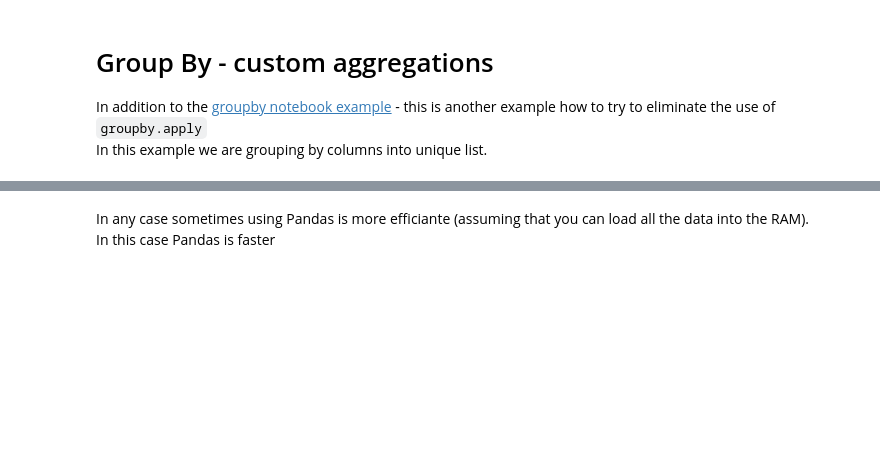
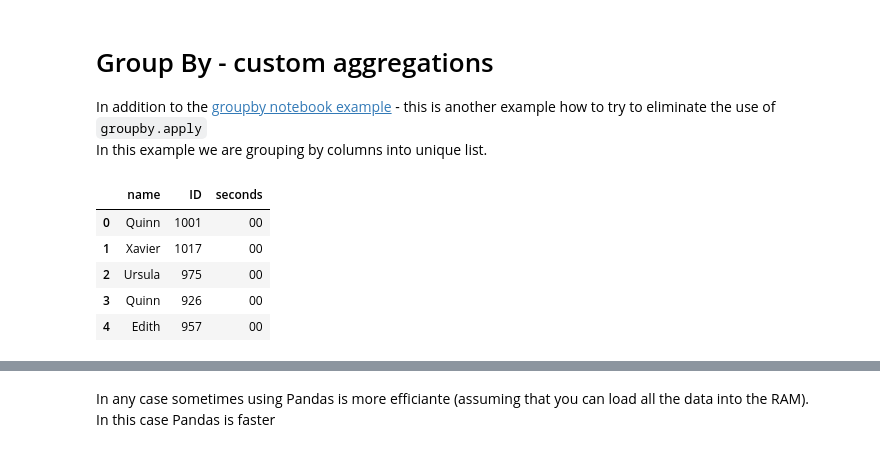
Before and after one commit to sephib/dask_pyconil2019, a Jupyter notebook: dask_for_pandas-in_ETL.ipynb, the cells around one changed output, grey strips where cells are left out. Cells and saved outputs as stored; diff of their text form; code cells hidden in the pictures; blank space fills up the shorter version.

```diff
--- a/dask_for_pandas-in_ETL.ipynb
+++ b/dask_for_pandas-in_ETL.ipynb
@@ -383,3 +441,6 @@ ddf.head()
 # %% [markdown]
 ## Drop NA on column
+# %%
+pdf = pdf.drop(labels=['initials'],axis=1)
+ddf = ddf.drop(labels=['initials','z'],axis=1)
 # %%
@@ -481,9 +604,17 @@ this is another example how to try to eliminate the use of `groupby.apply`
 In this example we are grouping by columns into unique list.
 # %%
 # prepare pandas dataframe
-pdf = pdf.assign(Time=pd.to_datetime(pdf.index).time)
+pdf = pdf.assign(time=pd.to_datetime(pdf.index).time)
 pdf['seconds'] = pdf.Time.astype(str).str[-2:]
-pdf.head()
+cols_for_demo =['name', 'ID','seconds']
+pdf[cols_for_demo].head()
+# %% [output]
+|  | name | ID | seconds |
+| 0 | Quinn | 1001 | 00 |
+| 1 | Xavier | 1017 | 00 |
+| 2 | Ursula | 975 | 00 |
+| 3 | Quinn | 926 | 00 |
+| 4 | Edith | 957 | 00 |
 # %%
 %%time
 pdf_gb = pdf.groupby(pdf.name)
```
Also changed, not shown: parts of 65 cells of this notebook.
